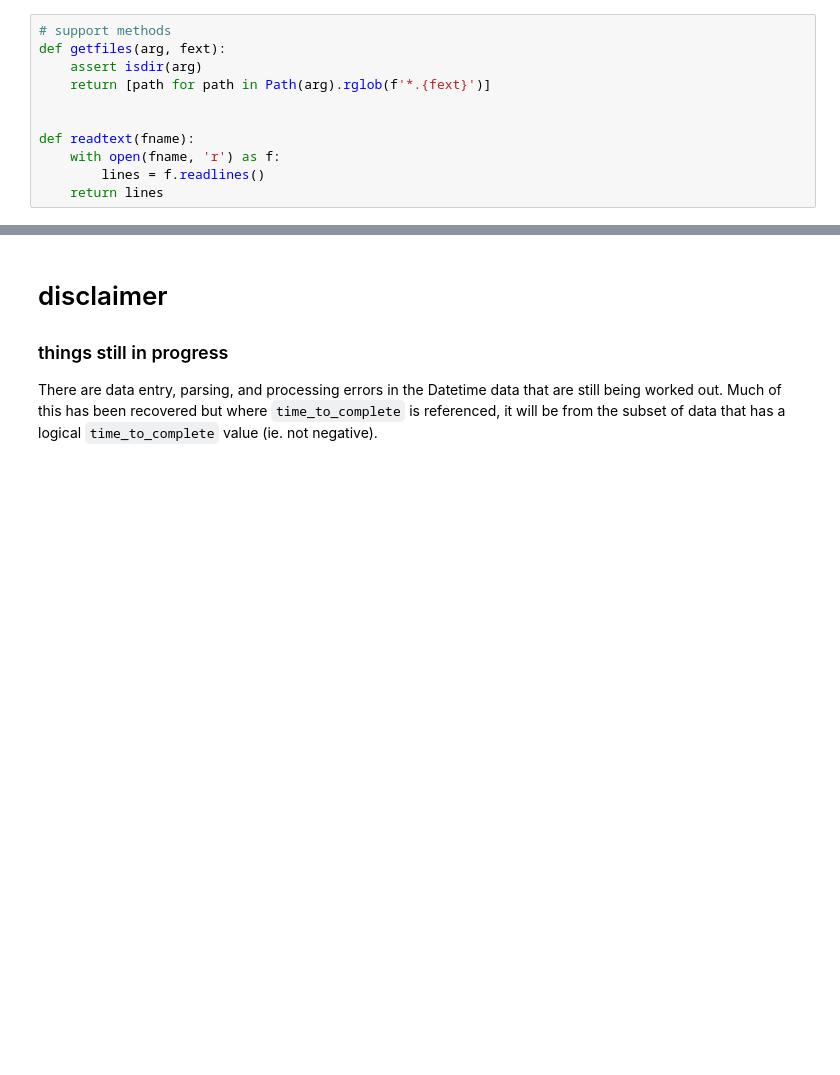
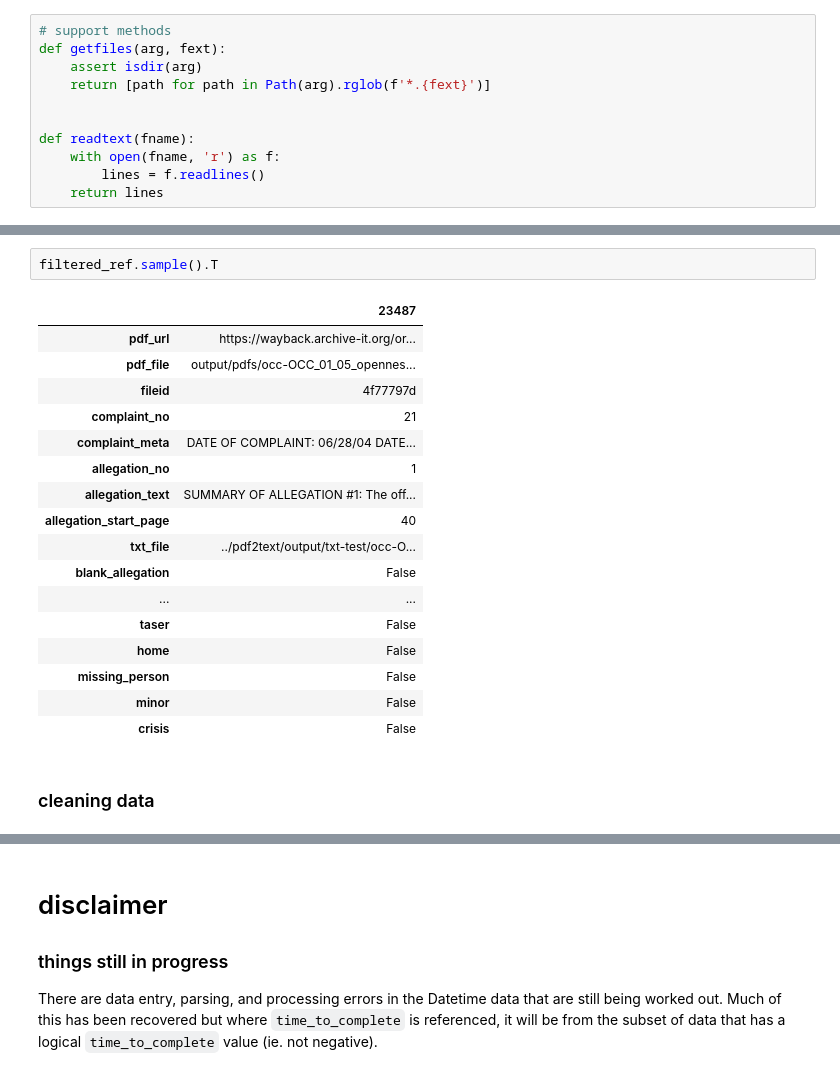
Before and after one commit to HRDAG/SF-PDO-DPA-reports, a Jupyter notebook: write/note/state.ipynb, the cells around one changed output, grey strips where cells are left out. Drawn from its saved outputs; the diff is of its cells as text; blank space fills up the shorter version.

Commit message:
updated to reflect changes in data processing

```diff
--- a/write/note/state.ipynb
+++ b/write/note/state.ipynb
@@ -124,0 +131,22 @@ array(['SUMMARY OF ALLEGATION #3-5: The officers failed to comply with Departmen
+# %%
+filtered_ref.sample().T
+# %% [output]
+|  | 23487 |
+| pdf_url | https://wayback.archive-it.org/or... |
+| pdf_file | output/pdfs/occ-OCC_01_05_opennes... |
+| fileid | 4f77797d |
+| complaint_no | 21 |
+| complaint_meta | DATE OF COMPLAINT: 06/28/04 DATE... |
+| allegation_no | 1 |
+| allegation_text | SUMMARY OF ALLEGATION #1: The off... |
+| allegation_start_page | 40 |
+| txt_file | ../pdf2text/output/txt-test/occ-O... |
+| blank_allegation | False |
+| ... | ... |
+| taser | False |
+| home | False |
+| missing_person | False |
+| minor | False |
+| crisis | False |
+# %% [markdown]
+### cleaning data
```
Also changed, not shown: parts of 62 cells of this notebook.
